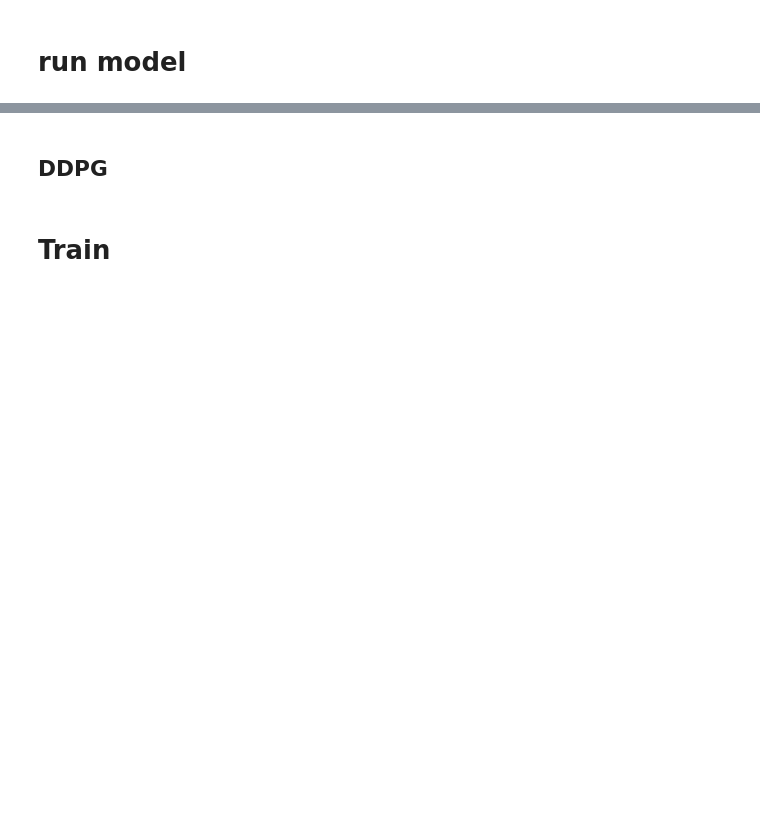
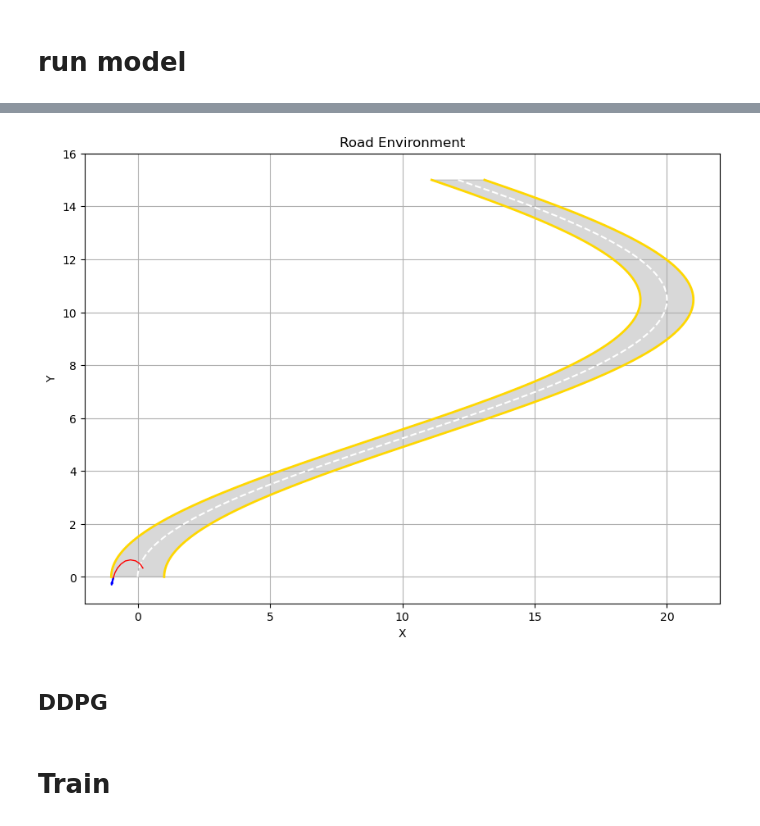
Before and after one commit to OmerShiranC/RL-Project, a Jupyter notebook: DDPG Car.ipynb, the cells around one changed output, grey strips where cells are left out. Drawn from its saved outputs; the diff is of its cells as text; code cells hidden in the pictures; blank space fills up the shorter version.

Commit message:
add policy

```diff
--- a/DDPG Car.ipynb
+++ b/DDPG Car.ipynb
@@ -229,7 +229,7 @@ class RoadEnvironmentV2:
 
     def on_road(self, loc, direction):
         distance = self.distance_from_center(loc)
-        return distance <= self.road_width / 2
+        return distance <= self.road_width / 2 and 0 <= loc[1] <= self.road_length
 
     def sensor_distanse(self, loc, direction, resolution, max_sensor_range):
         num_states = int(max_sensor_range / resolution)
@@ -515,15 +544,15 @@ def train_new_model():
     # Settings dictionary
     settings = {
         # "road_function": inspect.getsource(road_function),
-        "road_function": "def road_function(x):\n    return np.array([5 * (1-np.cos(0.4 * x)), x])",
+        "road_function": "def road_function(x):\n    return np.array([10 * (1-np.cos(0.3 * x)), x])",
         "road_width": 2,
-        "road_length": 20,
+        "road_length": 15,
         "closed": False,
         "n_sensors": 5,
         "resolution": 0.2,
         "max_sensor_range": 3,
-        "action_dim": 3,
-        "num_episodes": 200,
+        "action_dim": 5,
+        "num_episodes": 100,
         "Action_value_scaling": 0.2
     }
     # Now calculate Action_value using the action_dim from settings
@@ -585,16 +608,18 @@ def load_settings(filename='settings.json'):
 def run_episode(car_env, agent, max_steps):
     car_env.reset()  # Reset the environment at the start of each episode
     trajectory = [car_env.loc.copy()]
+    tot_reward = 0
     for _ in range(max_steps):
         state = car_env.get_state()
         _, action, _, _, _ = agent.get_action(state)
-        print(f' action = {action}')
         _, reward, done = car_env.step(action)
+        print(f' action = {action}, reward = {reward}')
+        tot_reward += reward
         trajectory.append(car_env.loc.copy())
         if done:
             print("Episode finished early")
             break
-    return trajectory
+    return trajectory,tot_reward
 
 def run_model():
     # Load settings
@@ -632,8 +657,8 @@ def run_model():
     max_steps = 200
 
     for episode in range(num_test_episodes):
-        trajectory = run_episode(car_env, loaded_agent, max_steps)
-        print(f"Test Episode {episode + 1}, Trajectory length: {len(trajectory)}")
+        trajectory, tot_reward = run_episode(car_env, loaded_agent, max_steps)
+        print(f"Test Episode {episode + 1}, Trajectory length: {len(trajectory)} , Totreward = {tot_reward} ")
 
         # Update car_env's trajectory for visualization
         car_env.trajectory = trajectory
@@ -650,0 +671,69 @@ Test Episode 1, Trajectory length: 4
+# %%
+# run model with loading the setting
+
+def load_settings(filename='settings.json'):
+    with open(filename, 'r') as f:
+        return json.load(f)
+
+def run_episode(car_env, agent, max_steps):
+    car_env.reset()  # Reset the environment at the start of each episode
+    trajectory = [car_env.loc.copy()]
+    tot_reward = 0
+    for _ in range(max_steps):
+        state = car_env.get_state()
+        _, action, _, _, _ = agent.get_action(state)
+        _, reward, done = car_env.step(action)
+        print(f' action = {action}, reward = {reward}')
+        tot_reward += reward
+        trajectory.append(car_env.loc.copy())
+        if done:
+            print("Episode finished early")
+            break
+    return trajectory,tot_reward
+
+def run_model():
+    # Load settings
+    settings = load_settings()
+
+    # Recreate the road function
+    exec(settings["road_function"])
+
+    # Create environments
+    road_env = RoadEnvironmentV2(
+        road_function,
+        settings["road_width"],
+        settings["road_length"],
+        settings["closed"]
+    )
+
+    car_env = CarEnvironment(
+        road_env,
+        settings["n_sensors"],
+        settings["resolution"],
+        settings["max_sensor_range"],
+        settings["Action_value"]
+    )
+
+    # Calculate state dimension
+    state_dim = int(settings["n_sensors"] * settings["max_sensor_range"] / settings["resolution"])
+
+    # Load the saved model
+    loaded_agent = PolicyNetwork(car_env, state_dim, settings["action_dim"], train_mode=False)
+    loaded_agent.load_state_dict(torch.load('q_network_model.pth'))
+    loaded_agent.eval()  # Set the network to evaluation mode
+
+    # Run and visualize test episodes
+    num_test_episodes = 1
+    max_steps = 200
+
+    for episode in range(num_test_episodes):
+        trajectory, tot_reward = run_episode(car_env, loaded_agent, max_steps)
+        print(f"Test Episode {episode + 1}, Trajectory length: {len(trajectory)} , Totreward = {tot_reward} ")
+
+        # Update car_env's trajectory for visualization
+        car_env.trajectory = trajectory
+
+        visualizeV2(road_env, car_env)
+
+run_model()
+# %% [output]
@@ -651,3 +750,4 @@ Test Episode 1, Trajectory length: 4
+[figure, added]
 # %% [markdown]
 ## DDPG
 # %%
```
Also changed, not shown: parts of 9 cells of this notebook, 3 other files.
